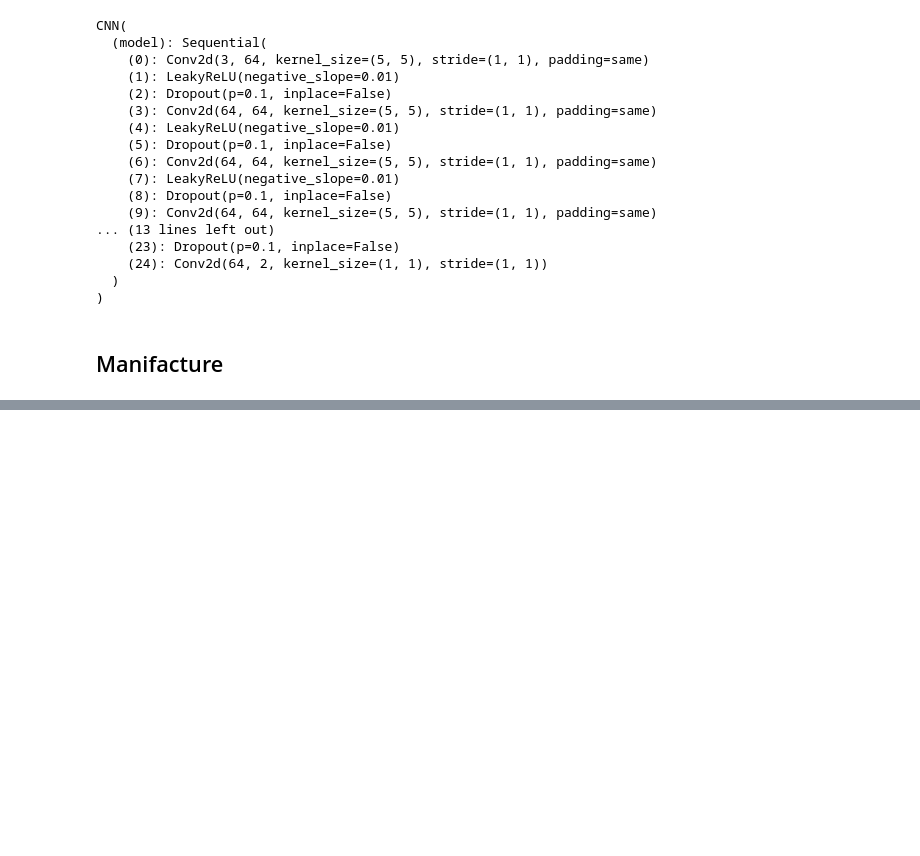
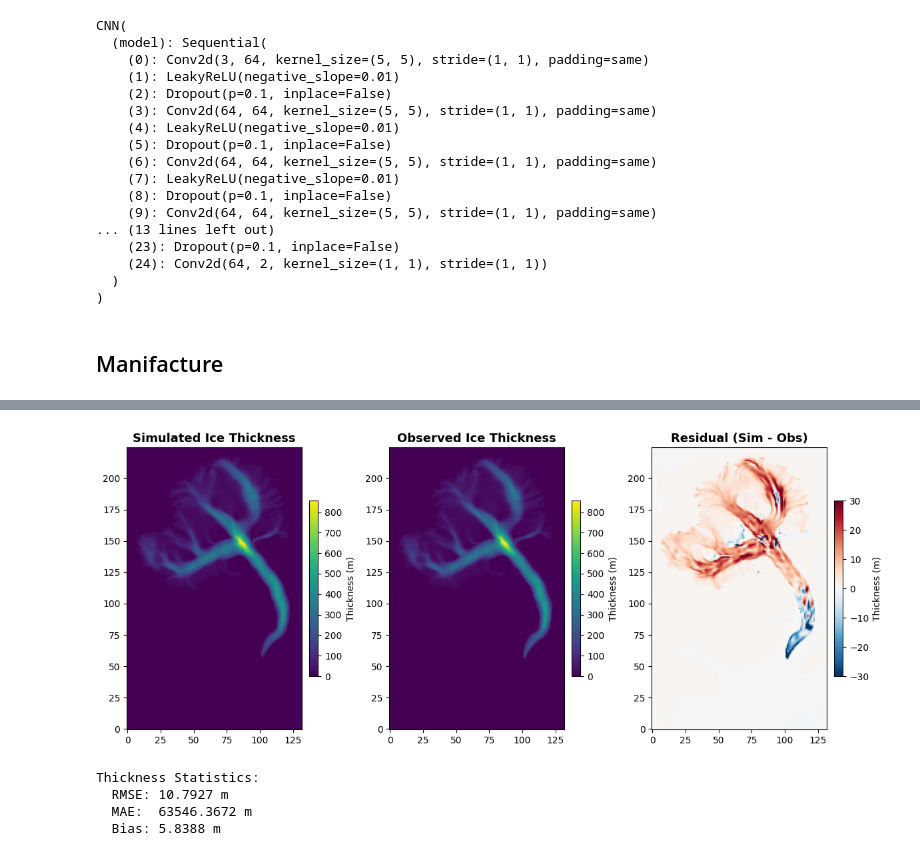
Before and after one commit to kejdilleshi/InvertedGlacierEvolutionModel, a Jupyter notebook: IGEM_2D.ipynb, the cells around one changed output, grey strips where cells are left out. Drawn from its saved outputs; the diff is of its cells as text; code cells hidden in the pictures; blank space fills up the shorter version.

```diff
--- a/IGEM_2D.ipynb
+++ b/IGEM_2D.ipynb
@@ -525,0 +360,43 @@ plt.show()
+# %%
+# Thickness comparison
+H_sim_cpu = H_sim.detach().cpu().numpy() * icemask.cpu().numpy()
+H_obs_cpu = H_observation.detach().cpu().numpy()
+H_residual = H_sim_cpu - H_obs_cpu
+
+fig, axes = plt.subplots(1, 3, figsize=(12, 5))
+
+vmin = min(H_sim_cpu.min(), H_obs_cpu.min())
+vmax = max(H_sim_cpu.max(), H_obs_cpu.max())
+
+# Panel 1: Simulated
+im0 = axes[0].imshow(H_sim_cpu, cmap='viridis', vmin=vmin, vmax=vmax, aspect='auto')
+axes[0].invert_yaxis()
+axes[0].set_title('Simulated Ice Thickness', fontsize=13, fontweight='bold')
+fig.colorbar(im0, ax=axes[0], fraction=0.046, pad=0.04, label='Thickness (m)')
+
+# Panel 2: Observed
+im1 = axes[1].imshow(H_obs_cpu, cmap='viridis', vmin=vmin, vmax=vmax, aspect='auto')
+axes[1].invert_yaxis()
+axes[1].set_title('Observed Ice Thickness', fontsize=13, fontweight='bold')
+fig.colorbar(im1, ax=axes[1], fraction=0.046, pad=0.04, label='Thickness (m)')
+
+# Panel 3: Residual
+lim = 30
+im2 = axes[2].imshow(H_residual, cmap='RdBu_r', vmin=-lim, vmax=lim, aspect='auto')
+axes[2].invert_yaxis()
+axes[2].set_title('Residual (Sim - Obs)', fontsize=13, fontweight='bold')
+fig.colorbar(im2, ax=axes[2], fraction=0.046, pad=0.04, label='Thickness (m)')
+
+plt.tight_layout()
+plt.show()
+
+print(f"\nThickness Statistics:")
+print(f"  RMSE: {metrics['rmse'].item():.4f} m")
+print(f"  MAE:  {metrics['mae'].item():.4f} m")
+print(f"  Bias: {metrics['bias'].item():.4f} m")
+# %% [output]
+[figure, added]
+Thickness Statistics:
+  RMSE: 10.7927 m
+  MAE:  63546.3672 m
+  Bias: 5.8388 m
```
Also changed, not shown: parts of 60 cells of this notebook, 18 other files.
